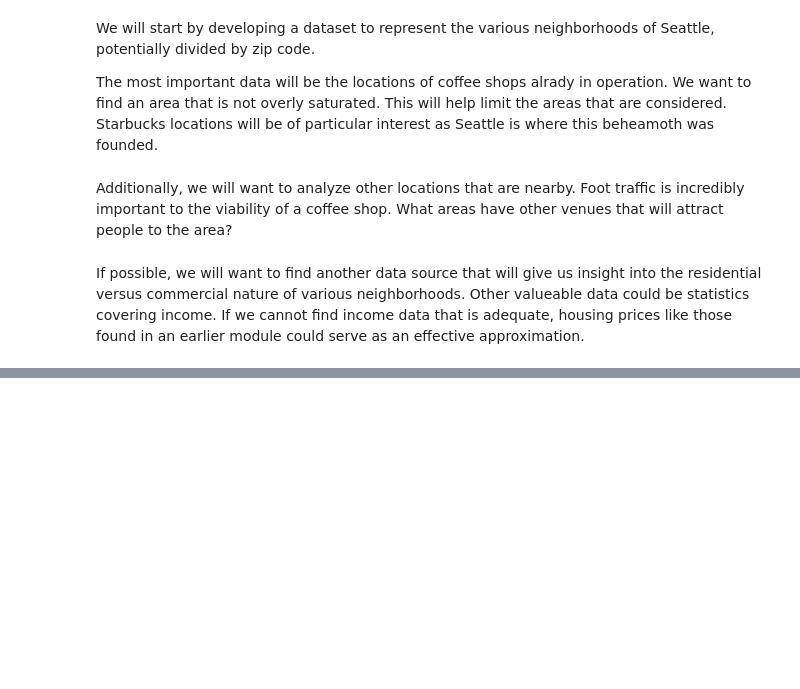
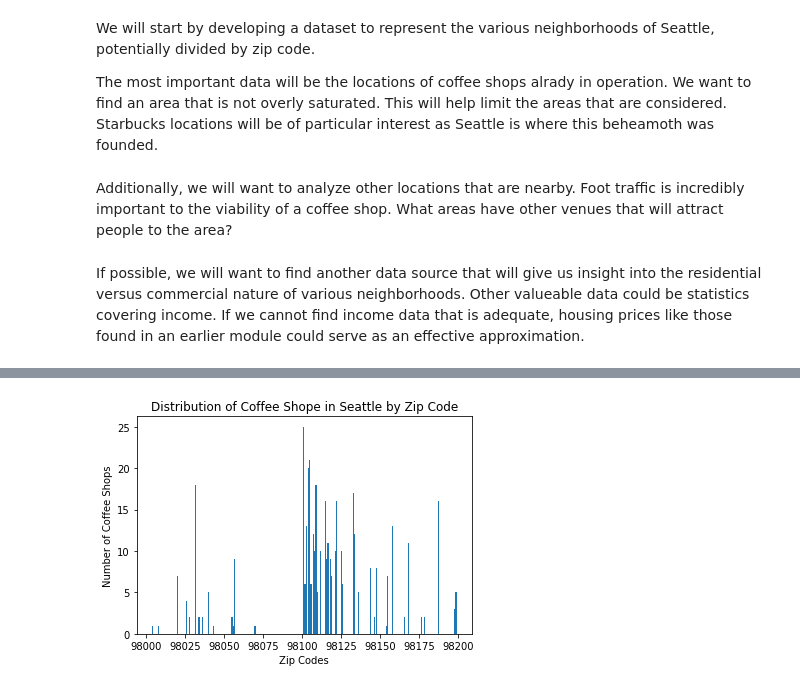
Before and after one commit to garciaalex335/CourseraCapstone, a Jupyter notebook: SeattleCoffee.ipynb, the cells around one changed output, grey strips where cells are left out. Cells and saved outputs as stored; diff of their text form; code cells hidden in the pictures; blank space fills up the shorter version.

```diff
--- a/SeattleCoffee.ipynb
+++ b/SeattleCoffee.ipynb
@@ -18,0 +565,4 @@ If possible, we will want to find another data source that will give us insight
+# %%
+seattle_cf.reset_index(inplace = True)
+# %%
+seattle_cf.drop(['index'],axis = 1, inplace = True)
@@ -18,0 +605,3 @@ If possible, we will want to find another data source that will give us insight
+# %%
+seattle_cf.dropna(subset = ['postalCode'], inplace = True)
+seattle_cf
@@ -18,0 +644,2 @@ If possible, we will want to find another data source that will give us insight
+# %%
+ser = seattle_cf['postalCode'].astype(int)
@@ -18,0 +670,10 @@ If possible, we will want to find another data source that will give us insight
+# %%
+ser.plot(kind='hist', bins = 250)
+
+plt.title('Distribution of Coffee Shope in Seattle by Zip Code')
+plt.ylabel('Number of Coffee Shops')
+plt.xlabel('Zip Codes')
+
+plt.show()
+# %% [output]
+[figure, added]
```
Also changed, not shown: parts of 105 cells of this notebook.
